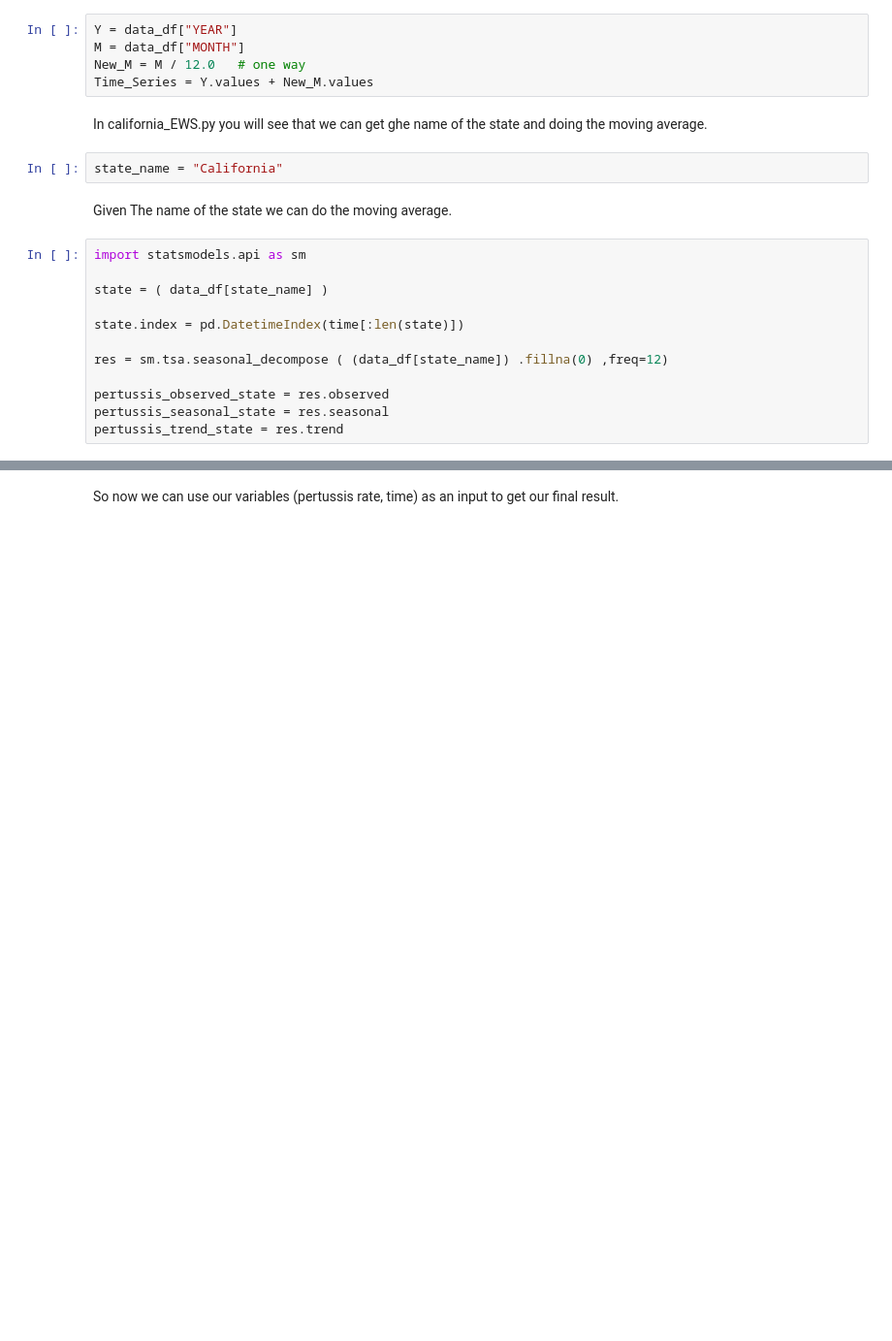
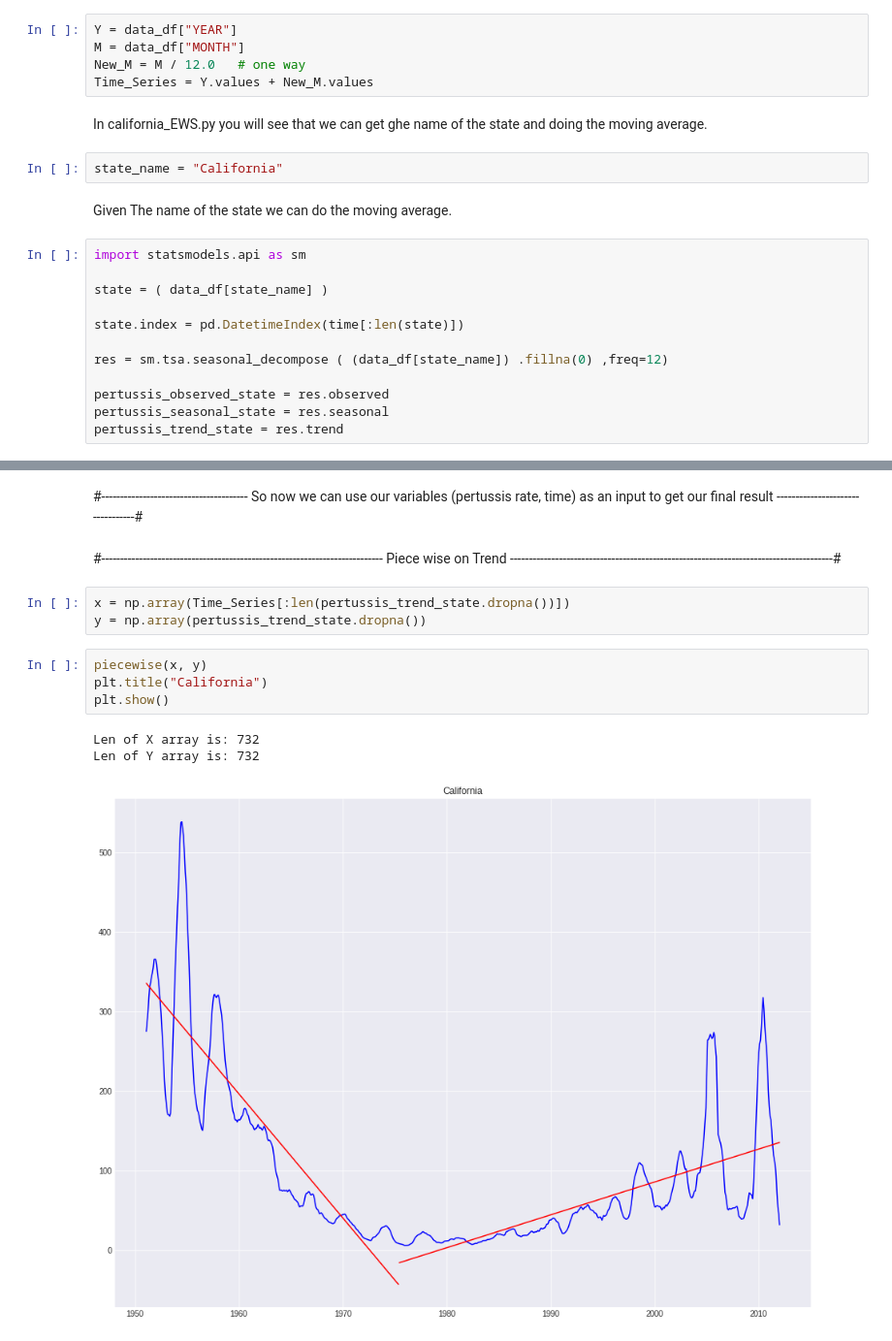
Before and after one commit to m-kashani/Pertussis-Package-Based-on-EWS, a Jupyter notebook: report.ipynb, the cells around one changed output, grey strips where cells are left out. Shown at 97% size. Cells and saved outputs as stored; diff of their text form; blank space fills up the shorter version.

```diff
--- a/report.ipynb
+++ b/report.ipynb
@@ -119,4 +119,17 @@ piecewise(x,y)
 # %% [output]
 '\nx = np.array([1, 2, 3, 4, 5, 6, 7, 8, 9, 10 ,11, 12, 13, 14, 15])\ny = np.array([5, 7, 9, 11, 13, 15, 28.92, 42.81, 56.7, 70.59, 84.47, 98.36, 112.25, 126.14, 140.03])\npiecewise(x,y)\n'
 # %% [markdown]
-So now we can use our variables (pertussis rate, time) as an input to get our final result.
+#---------------------------------------           So now we can use our variables (pertussis rate, time) as an input to get our final result     ---------------------------------#
+# %% [markdown]
+#--------------------------------------------------------------------------- Piece wise on Trend --------------------------------------------------------------------------------------#
+# %%
+x = np.array(Time_Series[:len(pertussis_trend_state.dropna())])
+y = np.array(pertussis_trend_state.dropna())
+# %%
+piecewise(x, y)
+plt.title("California")
+plt.show()
+# %% [output]
+Len of X array is: 732
+Len of Y array is: 732
+[figure, added]
```
Also changed, not shown: parts of 6 cells of this notebook, 3 other files.
